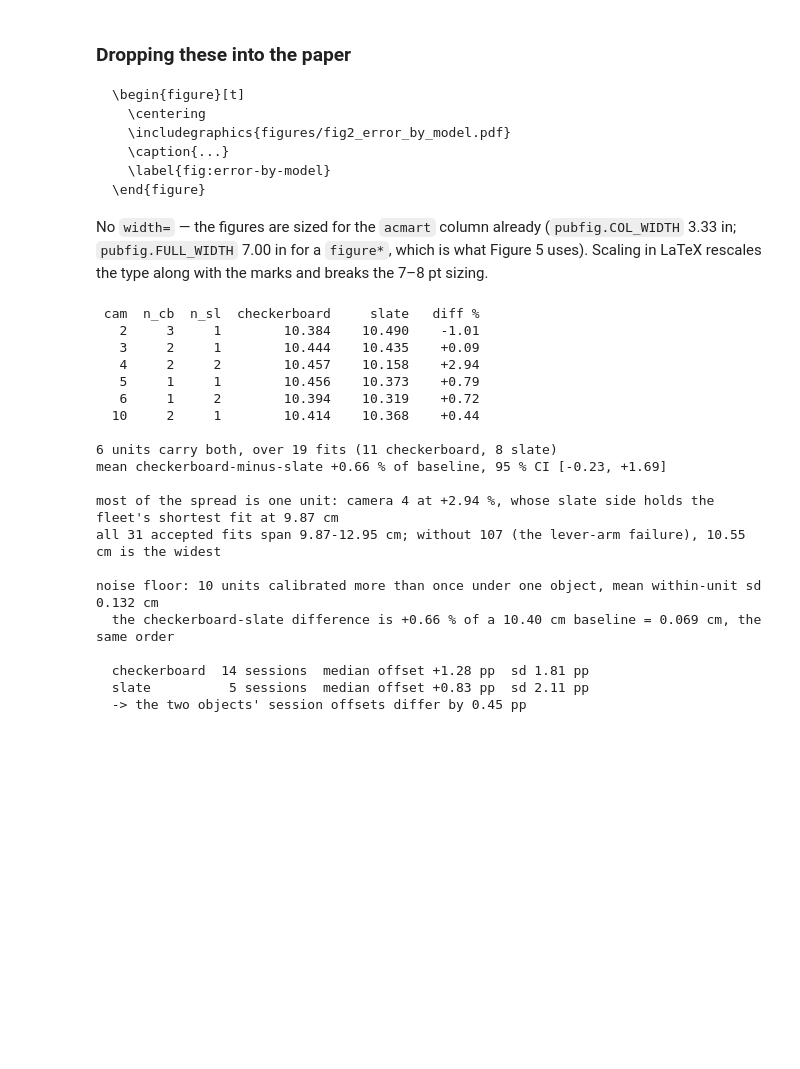
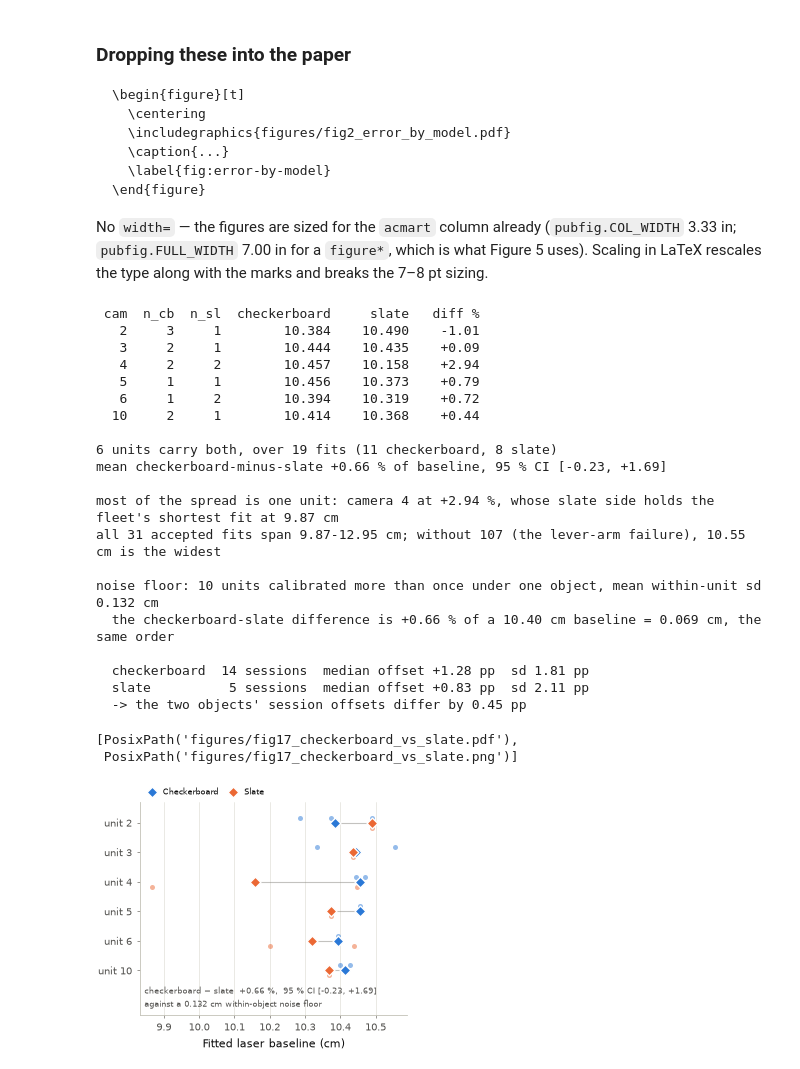
Before and after one commit to UCSD-E4E/imwut_2026_fishsense_lite, a Jupyter notebook: fish_model_analysis/fish_model_measurements.ipynb, the cells around one changed output. Cells and saved outputs as stored; diff of their text form; code cells hidden in the pictures; blank space fills up the shorter version.

```diff
--- a/fish_model_analysis/fish_model_measurements.ipynb
+++ b/fish_model_analysis/fish_model_measurements.ipynb
@@ -1264,30 +1264,36 @@ print(f"  the checkerboard-slate difference is {cbs['mean_pct']:+.2f} % of a "
       f"{abs(cbs['mean_pct'])*fits.baseline_cm.median()/100:.3f} cm, the same order")
 
 offsets = cal.session_offsets_by_standard(df, cohort, fits)
 print()
 for standard, o in offsets.items():
     print(f"  {standard:<13} {o['n_sessions']:>2} sessions  median offset "
           f"{o['median_pp']:+.2f} pp  sd {o['sd_pp']:.2f} pp")
 print(f"  -> the two objects' session offsets differ by "
       f"{abs(offsets['checkerboard']['median_pp'] - offsets['slate']['median_pp']):.2f} pp")
+
+fig17 = pubfig.fig_calibration_objects(per_unit, cbs, scatter)
+pubfig.save_figure(fig17, "fig17_checkerboard_vs_slate", FIGURE_DIR)
 # %% [output]
  cam  n_cb  n_sl  checkerboard     slate   diff %
    2     3     1        10.384    10.490    -1.01
    3     2     1        10.444    10.435    +0.09
    4     2     2        10.457    10.158    +2.94
    5     1     1        10.456    10.373    +0.79
    6     1     2        10.394    10.319    +0.72
   10     2     1        10.414    10.368    +0.44
 
 6 units carry both, over 19 fits (11 checkerboard, 8 slate)
 mean checkerboard-minus-slate +0.66 % of baseline, 95 % CI [-0.23, +1.69]
 
 most of the spread is one unit: camera 4 at +2.94 %, whose slate side holds the fleet's shortest fit at 9.87 cm
 all 31 accepted fits span 9.87-12.95 cm; without 107 (the lever-arm failure), 10.55 cm is the widest
 
 noise floor: 10 units calibrated more than once under one object, mean within-unit sd 0.132 cm
   the checkerboard-slate difference is +0.66 % of a 10.40 cm baseline = 0.069 cm, the same order
 
   checkerboard  14 sessions  median offset +1.28 pp  sd 1.81 pp
   slate          5 sessions  median offset +0.83 pp  sd 2.11 pp
   -> the two objects' session offsets differ by 0.45 pp
+[PosixPath('figures/fig17_checkerboard_vs_slate.pdf'),
+ PosixPath('figures/fig17_checkerboard_vs_slate.png')]
+[figure, added]
```
Also changed, not shown: parts of 1 cell of this notebook, 26 other files.
